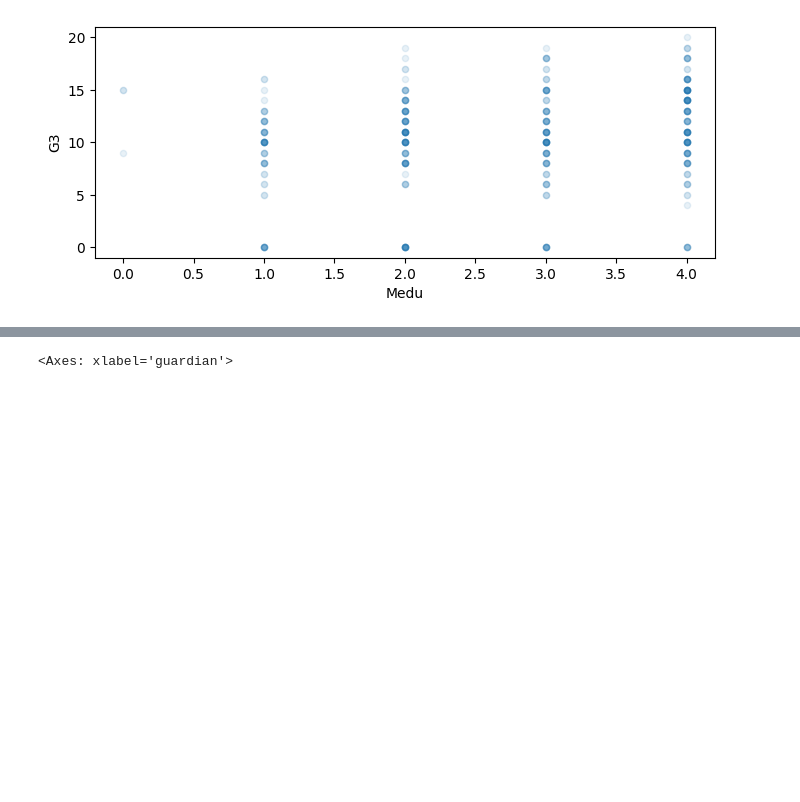
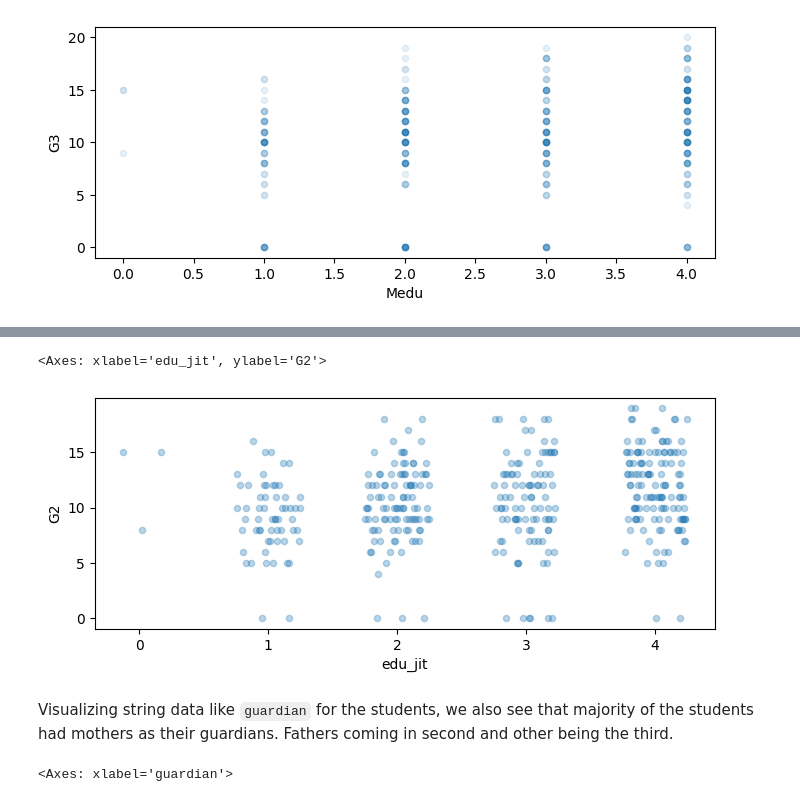
Before and after one commit to agpt8/data_science_portfolio, a Jupyter notebook: student-data-analysis.ipynb, the cells around one changed output, grey strips where cells are left out. Cells and saved outputs as stored; diff of their text form; code cells hidden in the pictures; blank space fills up the shorter version.

Commit message:
add information about graphs

```diff
--- a/student-data-analysis.ipynb
+++ b/student-data-analysis.ipynb
@@ -658,3 +669,14 @@ def jitter(df, col, amt=0.5):
+# %%
+(
+    df.assign(edu_jit=lambda df_: jitter(df_, col="Medu")).plot.scatter(
+        x="edu_jit", y="G2", alpha=0.3, figsize=(8, 3)
+    )
+)
+# %% [output]
+<Axes: xlabel='edu_jit', ylabel='G2'>
+[figure, added]
+# %% [markdown]
+Visualizing string data like `guardian` for the students, we also see that majority of the students had mothers as their guardians. Fathers coming in second and other being the third.
 # %%
 df.guardian.value_counts().plot.bar(figsize=(8, 3))
 # %% [output]
```
Also changed, not shown: parts of 12 cells of this notebook.
